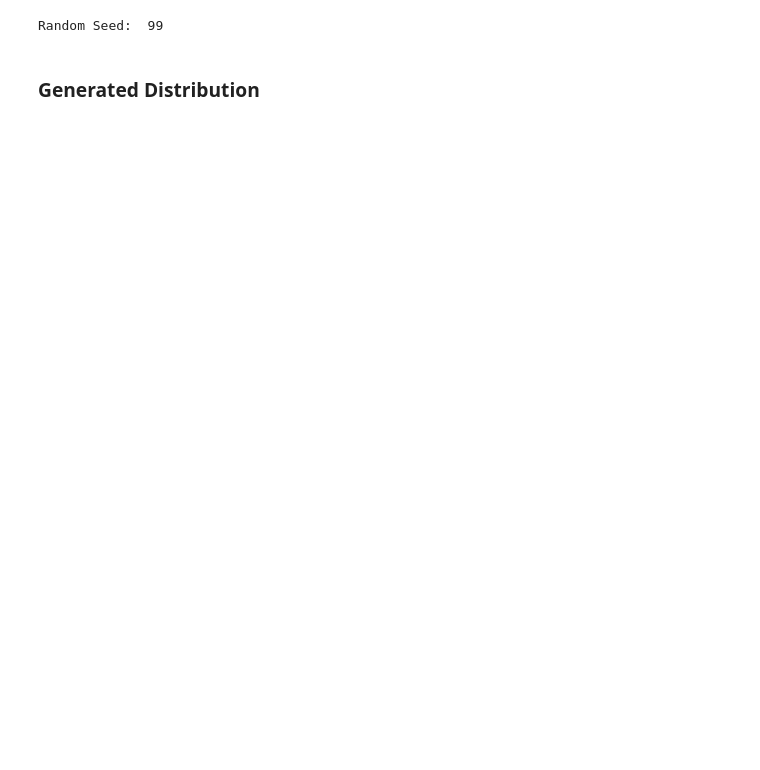
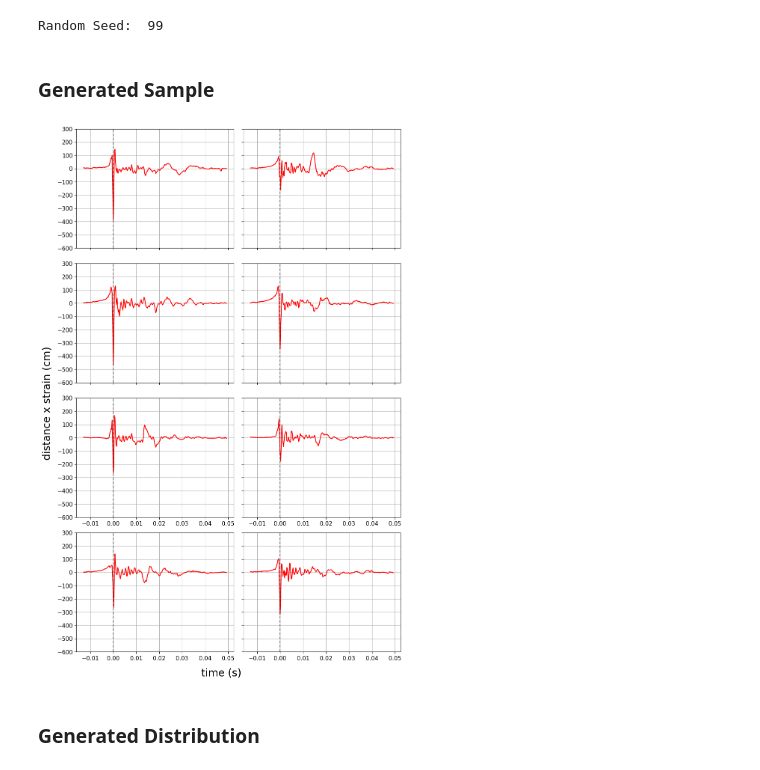
Before and after one commit to the-tarin/gw-generative-models, a Jupyter notebook: analysis/generated_signal_analysis.ipynb, the cells around one changed output. Saved outputs shown, nothing was run; the diff lists cells and outputs as text; code cells hidden in the pictures; blank space fills up the shorter version.

```diff
--- a/analysis/generated_signal_analysis.ipynb
+++ b/analysis/generated_signal_analysis.ipynb
@@ -28,6 +28,56 @@ np.random.seed(manualSeed)
 Random Seed:  99
 # %%
 generated_signals_df = pd.read_csv('../data/output/generated_signals_10000.csv', header=None)
+# %% [markdown]
+### Generated Sample
+# %%
+import matplotlib.pyplot as plt
+import numpy as np
+
+# Set font size globally for all plots
+plt.rcParams.update({'font.size': 11})
+
+random_index = np.random.randint(0, generated_signals_df.shape[1], 8)
+selected_signals = generated_signals_df.iloc[:, random_index]  # Assuming the first 64 columns are the signals
+
+num_rows = 4
+num_cols = 2
+
+fig, axes = plt.subplots(num_rows, num_cols, figsize=(10, 15))
+
+axes = axes.flatten()
+
+# plot each signal on a separate subplot
+for i, ax in enumerate(axes):
+    x = [i / 4096 for i in range(0, 256)]
+    x = [value - (53/4096) for value in x]
+    y = selected_signals.iloc[:, i]
+    ax.set_ylim(-600, 300)
+    ax.plot(x, y, color='red')
+
+    ax.axvline(x=0, color='black', linestyle='--', alpha=0.5)
+    ax.grid(True)
+
+    # Remove y-axis ticks for the right-hand column
+    if i % num_cols == num_cols - 1:
+        ax.yaxis.set_ticklabels([])
+
+    # Remove x-axis tick labels for all but the bottom two plots
+    if i < (num_rows - 2) * num_cols:
+        ax.xaxis.set_ticklabels([])
+
+for i in range(len(selected_signals), num_rows*num_cols):
+    fig.delaxes(axes[i])
+
+# Add overall axis titles
+fig.supxlabel('time (s)', fontsize=20)
+fig.supylabel('distance x strain (cm)', fontsize=20)
+
+plt.tight_layout()
+plt.savefig('../plots/generated_signals_sample_8_signals_non_augmented.pdf')
+plt.show()
+# %% [output]
+[figure, added]
 # %% [markdown]
 ### Generated Distribution
 # %%
```
Also changed, not shown: parts of 1 cell of this notebook, 1 other file.
